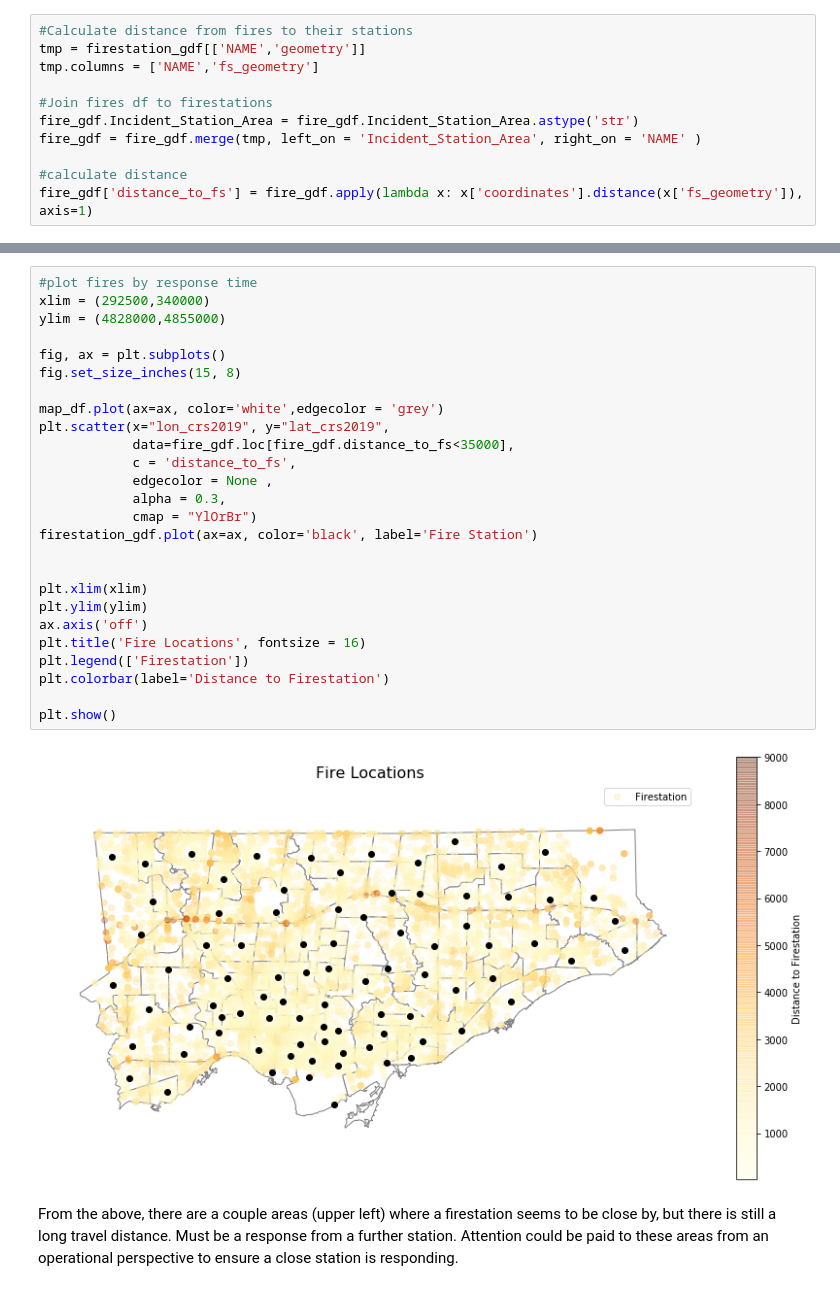
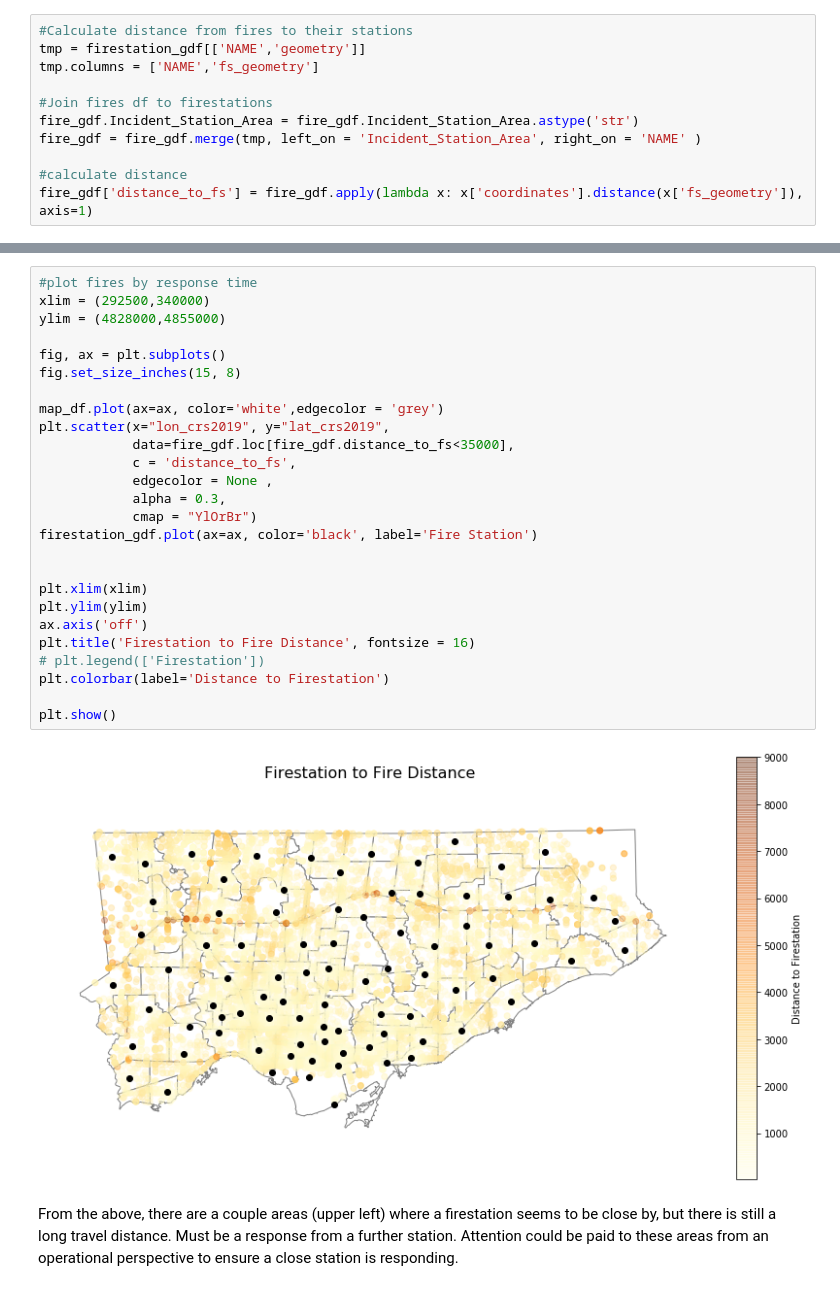
Before and after one commit to mparravani/Toronto_FireIncidents, a Jupyter notebook: Toronto Fire Analysis.ipynb, the cells around one changed output, grey strips where cells are left out. Cells and saved outputs as stored; diff of their text form.

```diff
--- a/Toronto Fire Analysis.ipynb
+++ b/Toronto Fire Analysis.ipynb
@@ -369,31 +369,31 @@ plt.show()
 # %%
 #plot fires by response time
 xlim = (292500,340000)
 ylim = (4828000,4855000)
 
 fig, ax = plt.subplots()
 fig.set_size_inches(15, 8)
 
 map_df.plot(ax=ax, color='white',edgecolor = 'grey')
 plt.scatter(x="lon_crs2019", y="lat_crs2019",
             data=fire_gdf.loc[fire_gdf.distance_to_fs<35000],
             c = 'distance_to_fs',
             edgecolor = None ,
             alpha = 0.3,
             cmap = "YlOrBr")
 firestation_gdf.plot(ax=ax, color='black', label='Fire Station')
 
 
 plt.xlim(xlim)
 plt.ylim(ylim)
 ax.axis('off')
-plt.title('Fire Locations', fontsize = 16)
-plt.legend(['Firestation'])
+plt.title('Firestation to Fire Distance', fontsize = 16)
+# plt.legend(['Firestation'])
 plt.colorbar(label='Distance to Firestation')
 
 plt.show()
 # %% [output]
-[figure, old version]
+[figure, new version]
 # %% [markdown]
 From the above, there are a couple areas (upper left) where a firestation seems to be close by, but there is still a long travel distance. Must be a response from a further station. Attention could be paid to these areas from an operational perspective to ensure a close station is responding.
 # %% [markdown]
```
Also changed, not shown: parts of 6 cells of this notebook, 3 other files.
